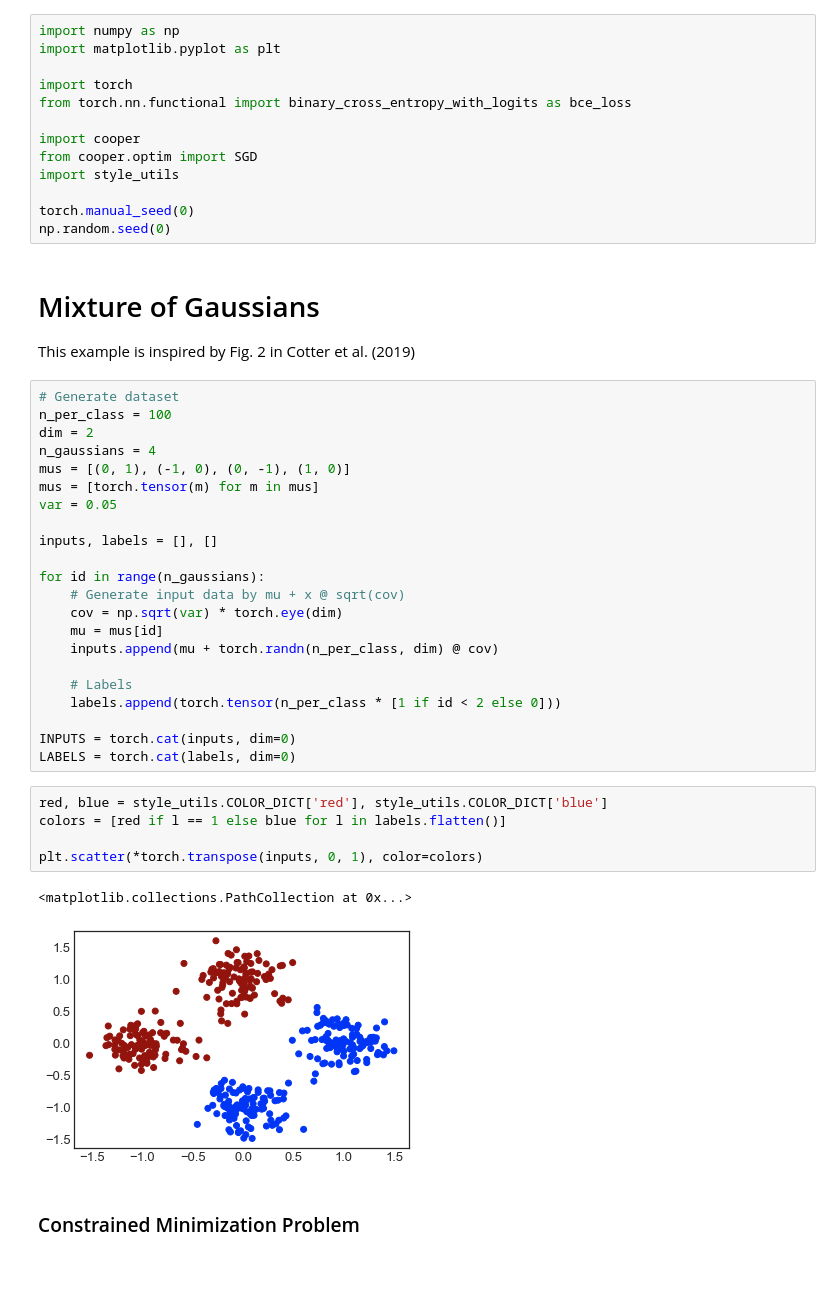
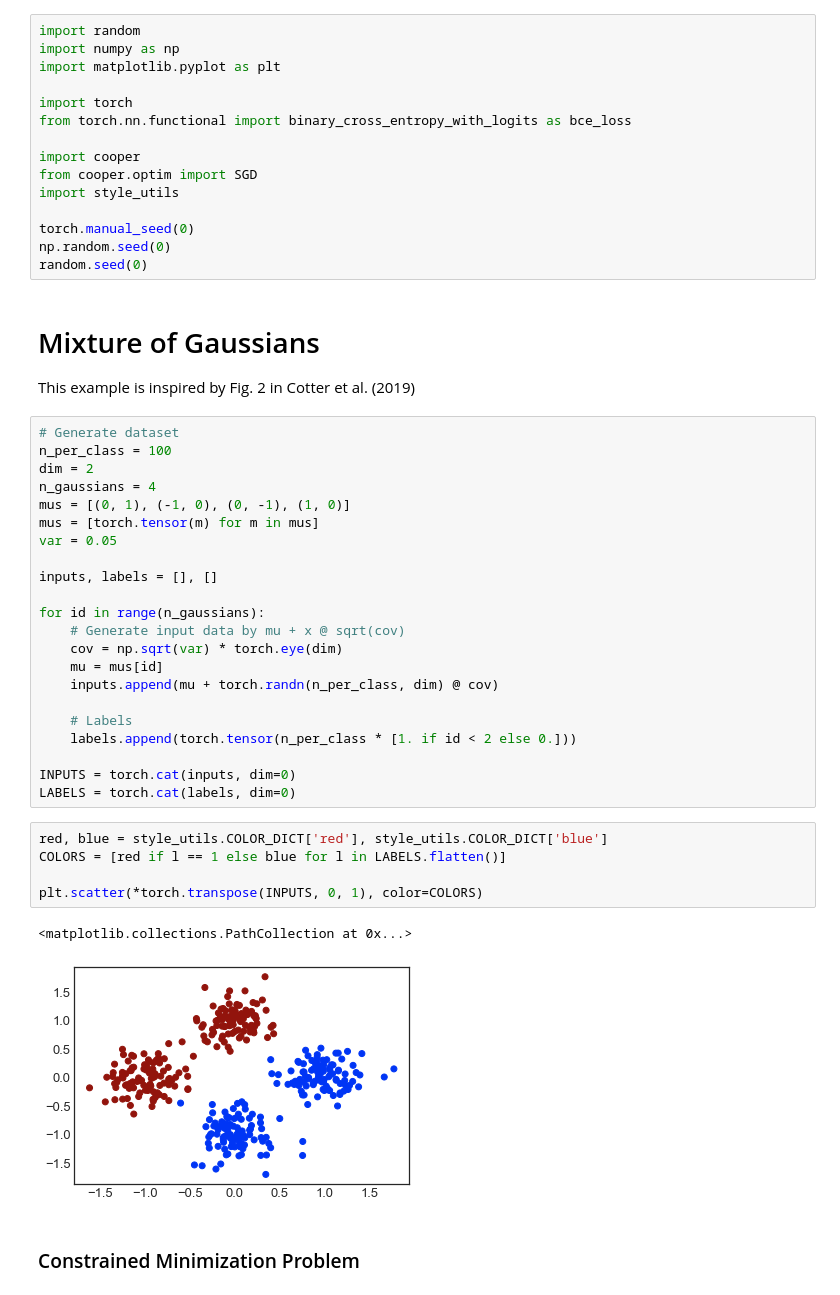
Before and after one commit to cooper-org/cooper, a Jupyter notebook: tutorials/Gaussian_mixture.ipynb, the cells around one changed output. Drawn from its saved outputs; the diff is of its cells as text.

```diff
--- a/tutorials/Gaussian_mixture.ipynb
+++ b/tutorials/Gaussian_mixture.ipynb
@@ -1,4 +1,5 @@
 # %%
+import random
 import numpy as np
 import matplotlib.pyplot as plt
 
@@ -11,6 +12,7 @@ import style_utils
 
 torch.manual_seed(0)
 np.random.seed(0)
+random.seed(0)
 # %% [markdown]
 # Mixture of Gaussians
 
@@ -33,18 +35,18 @@ for id in range(n_gaussians):
     inputs.append(mu + torch.randn(n_per_class, dim) @ cov)
 
     # Labels
-    labels.append(torch.tensor(n_per_class * [1 if id < 2 else 0]))
+    labels.append(torch.tensor(n_per_class * [1. if id < 2 else 0.]))
 
 INPUTS = torch.cat(inputs, dim=0)
 LABELS = torch.cat(labels, dim=0)
 # %%
 red, blue = style_utils.COLOR_DICT['red'], style_utils.COLOR_DICT['blue']
-colors = [red if l == 1 else blue for l in labels.flatten()]
+COLORS = [red if l == 1 else blue for l in LABELS.flatten()]
 
-plt.scatter(*torch.transpose(inputs, 0, 1), color=colors)
+plt.scatter(*torch.transpose(INPUTS, 0, 1), color=COLORS)
 # %% [output]
 <matplotlib.collections.PathCollection at 0x...>
-[figure, old version]
+[figure, new version]
 # %% [markdown]
 ### Constrained Minimization Problem
 # %%
```
Also changed, not shown: parts of 4 cells of this notebook.
